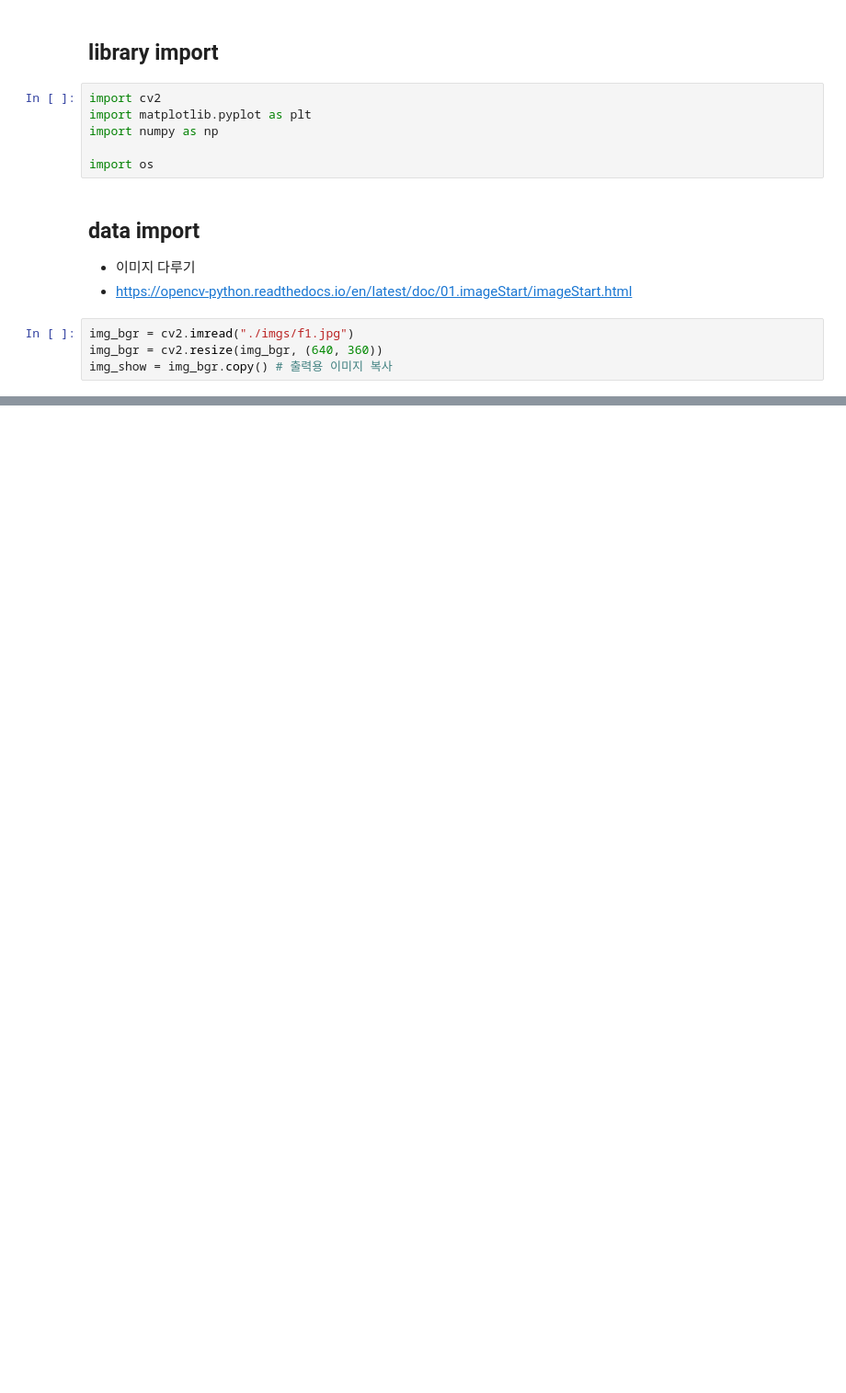
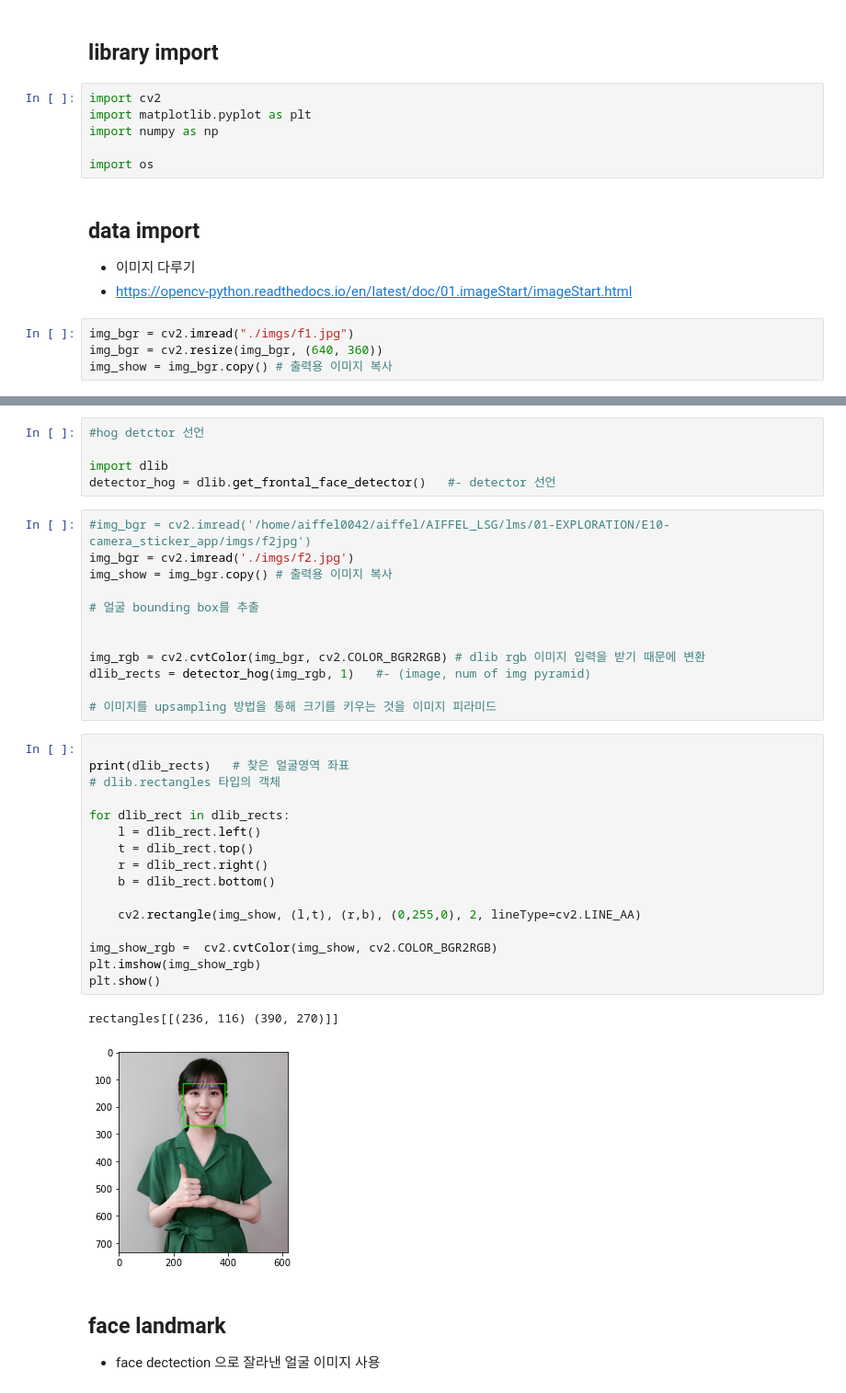
Before and after one commit to ittapa/AIFFEL-FILP-CODING, a Jupyter notebook: lms/01-EXPLORATION/E10-camera_sticker_app/01-basic.ipynb, the cells around one changed output, grey strips where cells are left out. Shown at 92% size. Saved outputs shown, nothing was run; the diff lists cells and outputs as text; blank space fills up the shorter version.

```diff
--- a/lms/01-EXPLORATION/E10-camera_sticker_app/01-basic.ipynb
+++ b/lms/01-EXPLORATION/E10-camera_sticker_app/01-basic.ipynb
@@ -28,0 +64,39 @@ img_show = img_bgr.copy() # 출력용 이미지 복사
+# %%
+#hog detctor 선언
+
+import dlib
+detector_hog = dlib.get_frontal_face_detector()   #- detector 선언
+# %%
+#img_bgr = cv2.imread('/home/aiffel0042/aiffel/AIFFEL_LSG/lms/01-EXPLORATION/E10-camera_sticker_app/imgs/f2jpg')
+img_bgr = cv2.imread('./imgs/f2.jpg')
+img_show = img_bgr.copy() # 출력용 이미지 복사
+
+# 얼굴 bounding box를 추출
+
+
+img_rgb = cv2.cvtColor(img_bgr, cv2.COLOR_BGR2RGB) # dlib rgb 이미지 입력을 받기 때문에 변환
+dlib_rects = detector_hog(img_rgb, 1)   #- (image, num of img pyramid)
+
+# 이미지를 upsampling 방법을 통해 크기를 키우는 것을 이미지 피라미드
+# %%
+
+print(dlib_rects)   # 찾은 얼굴영역 좌표
+# dlib.rectangles 타입의 객체
+
+for dlib_rect in dlib_rects:
+    l = dlib_rect.left()
+    t = dlib_rect.top()
+    r = dlib_rect.right()
+    b = dlib_rect.bottom()
+
+    cv2.rectangle(img_show, (l,t), (r,b), (0,255,0), 2, lineType=cv2.LINE_AA)
+
+img_show_rgb =  cv2.cvtColor(img_show, cv2.COLOR_BGR2RGB)
+plt.imshow(img_show_rgb)
+plt.show()
+# %% [output]
+rectangles[[(236, 116) (390, 270)]]
+[figure, added]
+# %% [markdown]
+## face landmark
+- face dectection 으로 잘라낸 얼굴 이미지 사용
```
Also changed, not shown: parts of 22 cells of this notebook, 14 other files.
